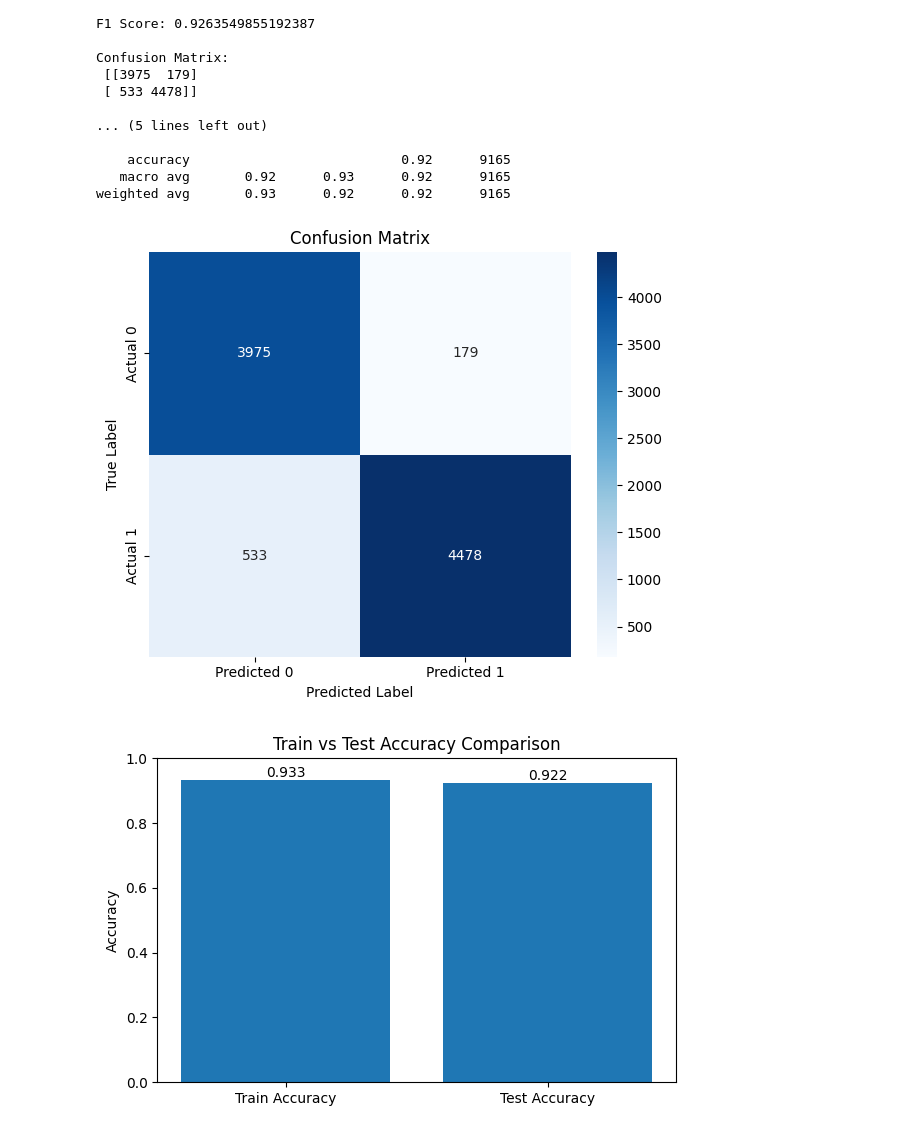
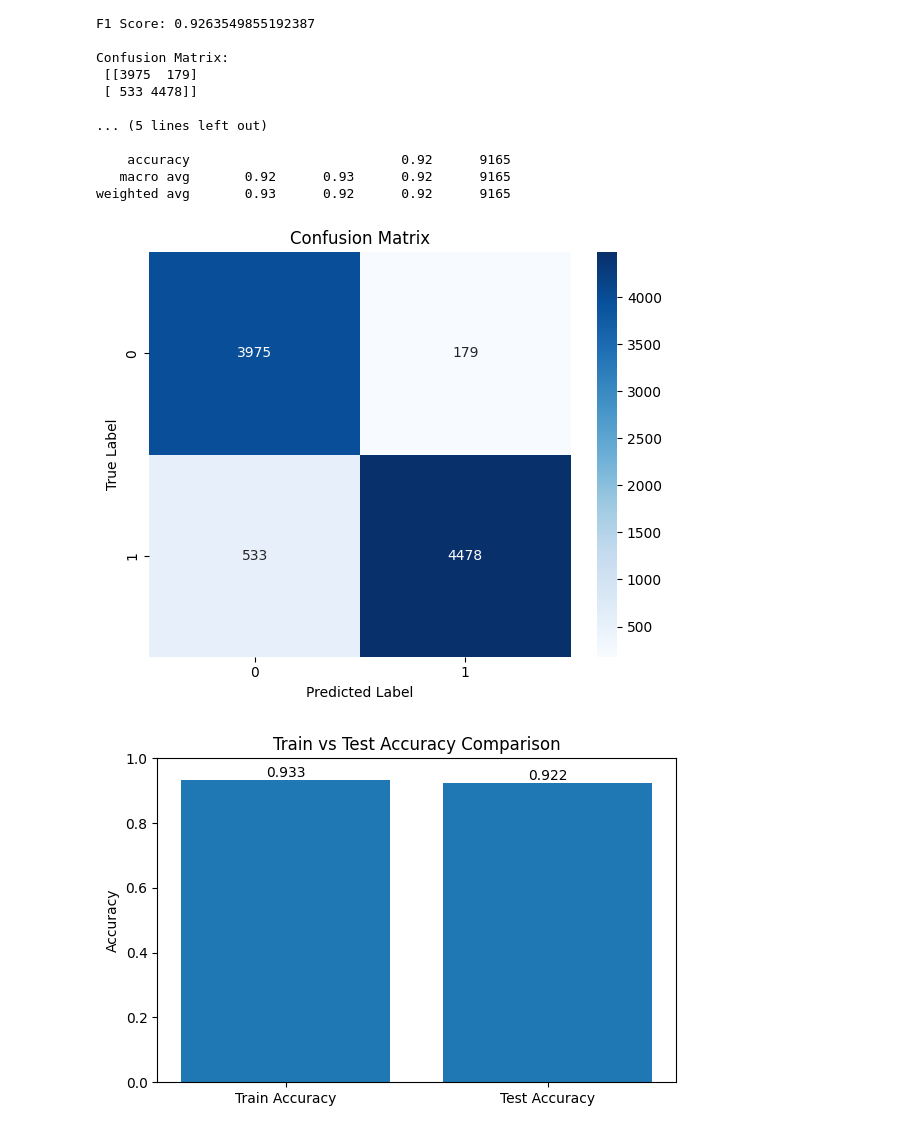
Before and after one commit to surya211099/DetectingPhishingEmail, a Jupyter notebook: DetectPhishingMail.ipynb, the cells around one changed output. Cells and saved outputs as stored; diff of their text form; code cells hidden in the pictures.

```diff
--- a/DetectPhishingMail.ipynb
+++ b/DetectPhishingMail.ipynb
@@ -667,29 +667,29 @@ weighted avg       0.93      0.92      0.92      9165
 # %%
 import matplotlib.pyplot as plt
 import seaborn as sns
 from sklearn.metrics import confusion_matrix
 
 # Compute confusion matrix
 cm = confusion_matrix(y_test, y_test_pred)
 
 # Plot confusion matrix
 plt.figure(figsize=(6, 5))
 sns.heatmap(
     cm,
     annot=True,
     fmt="d",
     cmap="Blues",
-    xticklabels=["Predicted 0", "Predicted 1"],
-    yticklabels=["Actual 0", "Actual 1"]
+    xticklabels=["0", "1"],
+    yticklabels=["0", "1"]
 )
 
 plt.xlabel("Predicted Label")
 plt.ylabel("True Label")
 plt.title("Confusion Matrix")
 plt.tight_layout()
 plt.show()
 # %% [output]
-[figure, old version]
+[figure, new version]
 # %%
 from sklearn.metrics import accuracy_score
 import matplotlib.pyplot as plt
```
